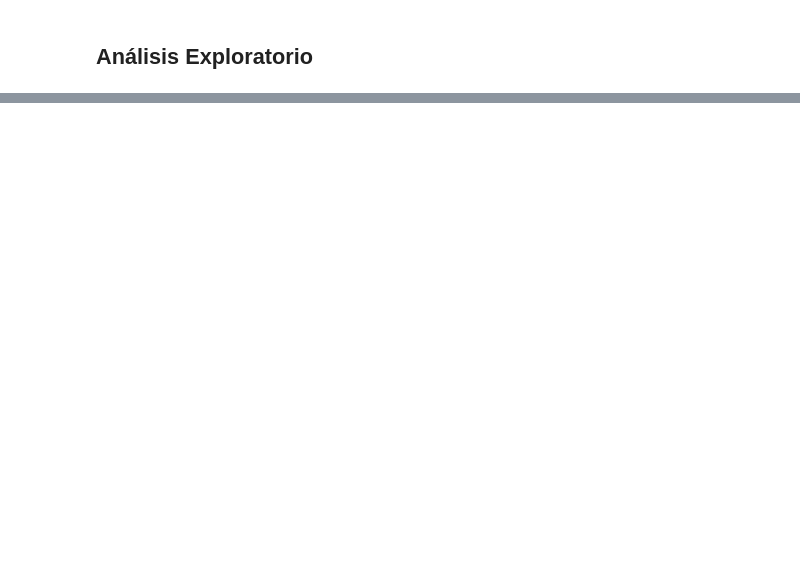
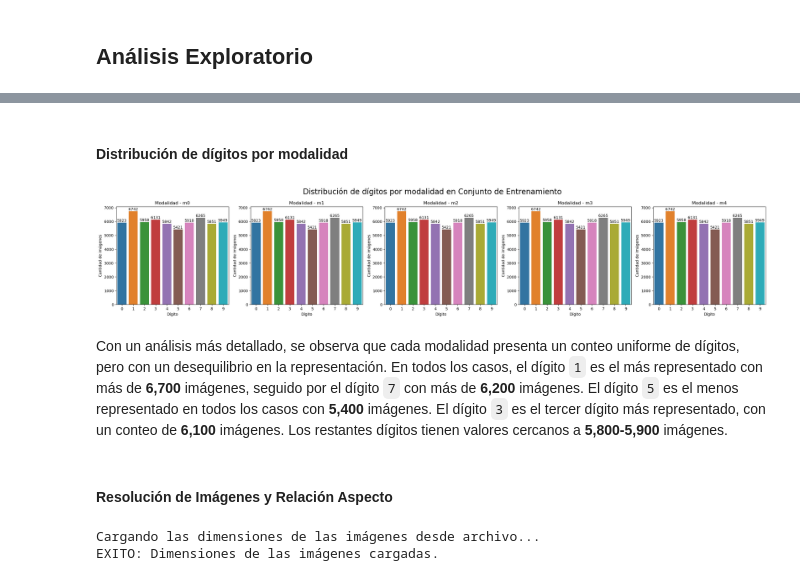
Before and after one commit to LeivaDiego/Lab4-DataScience, a Jupyter notebook: Lab4_CNN.ipynb, the cells around one changed output, grey strips where cells are left out. Drawn from its saved outputs; the diff is of its cells as text; code cells hidden in the pictures; blank space fills up the shorter version.

```diff
--- a/Lab4_CNN.ipynb
+++ b/Lab4_CNN.ipynb
@@ -194,0 +217,31 @@ plot_sample_images(train_df, modalities=['m0', 'm1', 'm2', 'm3', 'm4'], digits=r
+# %% [markdown]
+#### Distribución de dígitos por modalidad
+# %%
+# Graficar la distribución de dígitos por modalidad en el set de entrenamiento
+fig, axes = plt.subplots(1, 5, figsize=(25, 5))
+
+# Recorrer las modalidades
+for i, modality in enumerate(modalities):
+    # Graficar la distribución de dígitos en entrenamiento por modalidad
+    ax = sns.countplot(data=df_counts[(df_counts['modality'] == modality) & (df_counts['mode'] == 'train')],
+                  x='digit', ax=axes[i], hue='digit')
+
+    # Etiquetas en las barras con la cantidad de imágenes
+    for container in ax.containers:
+        ax.bar_label(container)
+
+    # Configuración de la gráfica
+    axes[i].set_title(f'Modalidad - {modality}')
+    axes[i].set_ylabel('Cantidad de imágenes')
+    axes[i].set_xlabel('Dígito')
+
+# Configuración de la gráfica general
+plt.suptitle('Distribución de dígitos por modalidad en Conjunto de Entrenamiento', fontsize=20)
+plt.tight_layout()
+plt.show()
+# %% [output]
+[figure, added]
+# %% [markdown]
+Con un análisis más detallado, se observa que cada modalidad presenta un conteo uniforme de dígitos, pero con un desequilibrio en la representación. En todos los casos, el dígito `1` es el más representado con más de **6,700** imágenes, seguido por el dígito `7` con más de **6,200** imágenes. El dígito `5` es el menos representado en todos los casos con **5,400** imágenes. El dígito `3` es el tercer dígito más representado, con un conteo de **6,100** imágenes. Los restantes dígitos tienen valores cercanos a **5,800-5,900** imágenes.
+# %% [markdown]
+#### Resolución de Imágenes y Relación Aspecto
@@ -194,0 +314,25 @@ plot_sample_images(train_df, modalities=['m0', 'm1', 'm2', 'm3', 'm4'], digits=r
+# %%
+image_shapes_path = 'data/image_shapes.pkl'
+# Revisar si ya se ha procesado la información de las imágenes
+if os.path.exists(image_shapes_path):
+    try:
+        print("Cargando las dimensiones de las imágenes desde archivo...")
+        image_shapes = load_image_shapes(image_shapes_path)
+        print("EXITO: Dimensiones de las imágenes cargadas.")
+    except Exception as e:
+        print(f"ERROR al cargar las dimensiones de las imágenes desde archivo: {e}")
+else:
+    print("Procesando las dimensiones de las imágenes...")
+    try:
+        image_shapes = get_image_size('dataset')
+        print("EXITO: Dimensiones de las imágenes procesadas.")
+
+        # Guardar las dimensiones de las imágenes
+        os.makedirs(os.path.dirname(image_shapes_path), exist_ok=True)
+        save_image_shapes(image_shapes, image_shapes_path)
+        print("EXITO: Dimensiones de las imágenes guardadas en archivo.")
+    except Exception as e:
+        print(f"ERROR al procesar las dimensiones de las imágenes: {e}")
+# %% [output]
+Cargando las dimensiones de las imágenes desde archivo...
+EXITO: Dimensiones de las imágenes cargadas.
```
Also changed, not shown: parts of 24 cells of this notebook.
